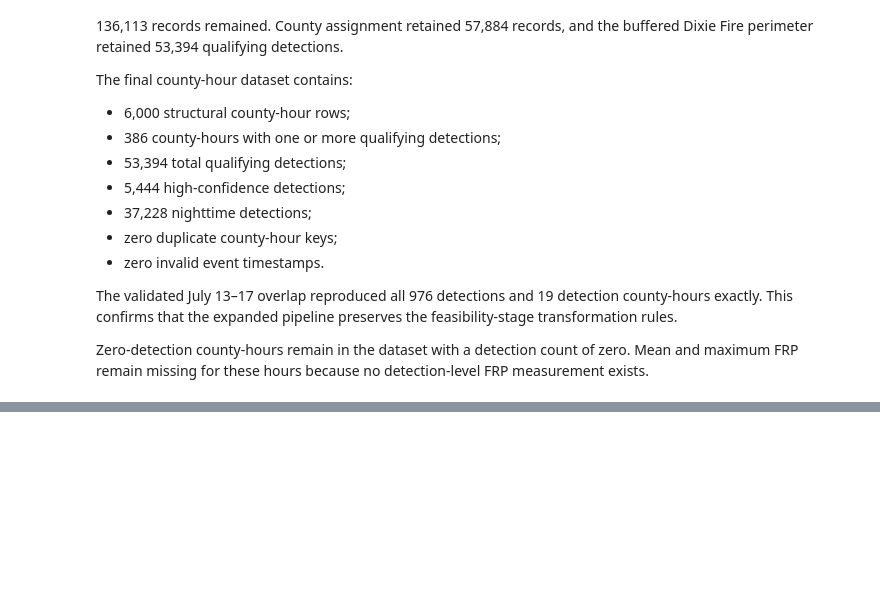
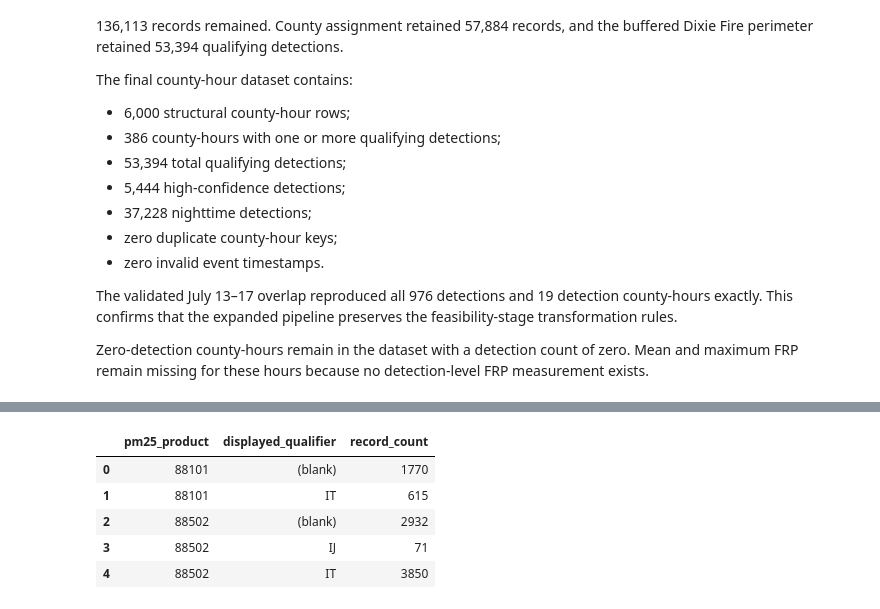
Before and after one commit to varunavy/smokewatch-replay, a Jupyter notebook: notebooks/01_full_period_pipeline.ipynb, the cells around one changed output, grey strips where cells are left out. Saved outputs shown, nothing was run; the diff lists cells and outputs as text; code cells hidden in the pictures; blank space fills up the shorter version.

Commit message:
Complete full-period EPA PM2.5 pipeline

```diff
--- a/notebooks/01_full_period_pipeline.ipynb
+++ b/notebooks/01_full_period_pipeline.ipynb
@@ -1413,0 +1660,86 @@ Zero-detection county-hours remain in the dataset with a detection count of zero
+# %%
+epa_full_raw = pd.concat(
+    [
+        epa_88101_full_raw,
+        epa_88502_full_raw,
+    ],
+    ignore_index=True,
+)
+
+five_day_end_utc = pd.Timestamp(
+    "2021-07-17 23:00:00",
+    tz="UTC",
+)
+
+five_day_epa_raw = epa_full_raw[
+    epa_full_raw["event_hour_utc"].between(
+        pilot_start_utc,
+        five_day_end_utc,
+    )
+].copy()
+
+five_day_product_counts = (
+    five_day_epa_raw
+    .groupby("pm25_product", as_index=False)
+    .size()
+    .rename(columns={"size": "record_count"})
+)
+
+qualifier_summary = (
+    epa_full_raw
+    .assign(
+        displayed_qualifier=lambda frame: (
+            frame["qualifier_text"]
+            .replace("", "(blank)")
+        )
+    )
+    .groupby(
+        ["pm25_product", "displayed_qualifier"],
+        as_index=False,
+    )
+    .size()
+    .rename(columns={"size": "record_count"})
+)
+
+unit_summary = (
+    epa_full_raw
+    .groupby(
+        ["pm25_product", "Units of Measure"],
+        as_index=False,
+    )
+    .size()
+    .rename(columns={"size": "record_count"})
+)
+
+display(five_day_product_counts)
+display(qualifier_summary)
+display(unit_summary)
+
+five_day_count_lookup = dict(
+    zip(
+        five_day_product_counts["pm25_product"],
+        five_day_product_counts["record_count"],
+    )
+)
+
+assert five_day_count_lookup.get("88101") == 238
+assert five_day_count_lookup.get("88502") == 703
+
+assert (
+    epa_full_raw["event_hour_utc"].isna().sum()
+    == 0
+)
+
+assert (
+    epa_full_raw["event_hour_utc"].between(
+        pilot_start_utc,
+        pilot_end_utc,
+    ).all()
+)
+
+print("Five-day EPA raw overlap reproduced successfully.")
+print("Product 88101 overlap rows:", 238)
+print("Product 88502 overlap rows:", 703)
+print("Full-period retained raw rows:", len(epa_full_raw))
+print("Full-period monitor sites:", epa_full_raw["site_id"].nunique())
+# %% [output]
@@ -1413,0 +1749,6 @@ Zero-detection county-hours remain in the dataset with a detection count of zero
+|  | pm25_product | displayed_qualifier | record_count |
+| 0 | 88101 | (blank) | 1770 |
+| 1 | 88101 | IT | 615 |
+| 2 | 88502 | (blank) | 2932 |
+| 3 | 88502 | IJ | 71 |
+| 4 | 88502 | IT | 3850 |
```
Also changed, not shown: parts of 7 cells of this notebook.
